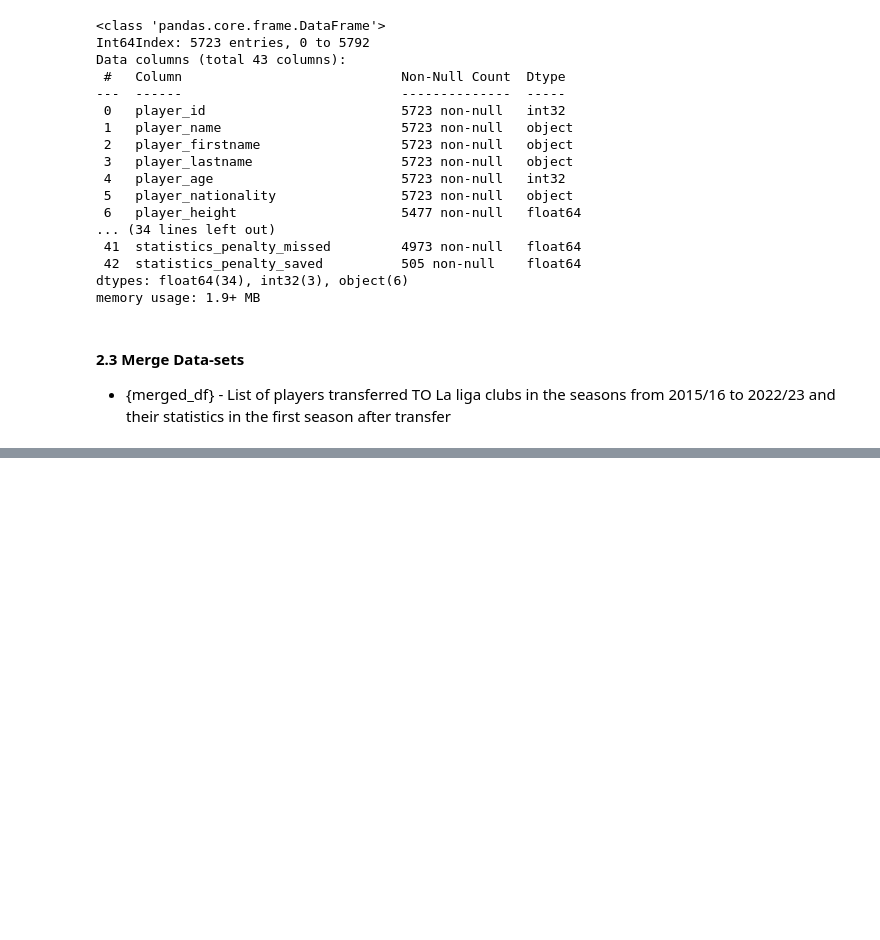
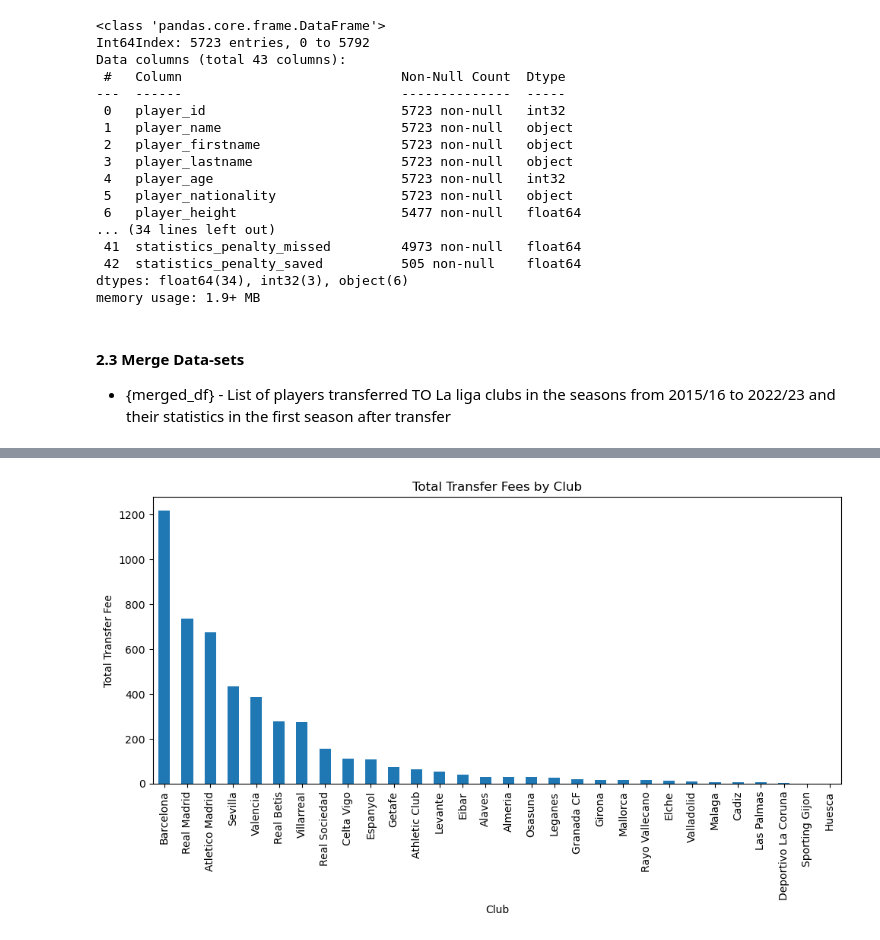
Before and after one commit to adrianmadry/la_liga_transfers, a Jupyter notebook: data_analysis.ipynb, the cells around one changed output, grey strips where cells are left out. Saved outputs shown, nothing was run; the diff lists cells and outputs as text; code cells hidden in the pictures; blank space fills up the shorter version.

```diff
--- a/data_analysis.ipynb
+++ b/data_analysis.ipynb
@@ -156,3 +148,16 @@ df_transfers['season_of_transfer'] = df_transfers.apply(season_of_transfer, axis
+# %%
+# --- Season 2018 is 2018/2019
+# Summer transfer window is 18-07-01 - 18-09-01
+# Winter transfer window is 19-01-02 - 19-02-01
+#
+# So for every year:
+# January, February, March - season of transfer is ({year} - 1)
+# April to December        - season of transfer is {year}
+# ---
+
+df_transfers['season_of_transfer'] = np.where(df_transfers['transfers_date'].dt.month.isin(range(1,4)),
+                          df_transfers['transfers_date'].dt.year - 1,
+                          df_transfers['transfers_date'].dt.year)
 # %%
 df_transfers.info()
 df_transfers.head(3)
@@ -276,0 +374,15 @@ merged_df.describe().round(2)
+# %%
+club_transfer_sums = merged_df.groupby(by='transfers_teams_in_name')['transfer_fee'].sum().sort_values(ascending=False)
+
+# Create a bar chart
+plt.figure(figsize=(10, 6))
+club_transfer_sums.plot(kind='bar')
+plt.xlabel('Club')
+plt.ylabel('Total Transfer Fee')
+plt.title('Total Transfer Fees by Club')
+plt.xticks(rotation=90)  # Rotate x-axis labels for better readability
+
+plt.tight_layout()
+plt.show()
+# %% [output]
+[figure, added]
```
Also changed, not shown: parts of 25 cells of this notebook.
